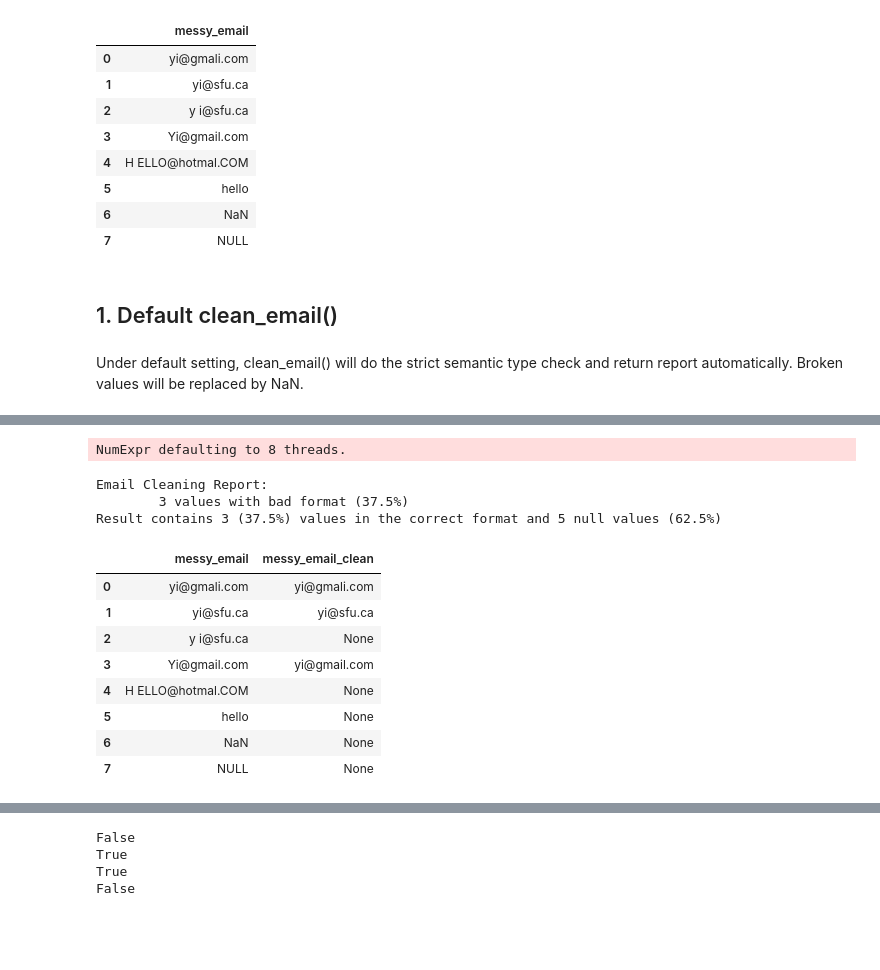
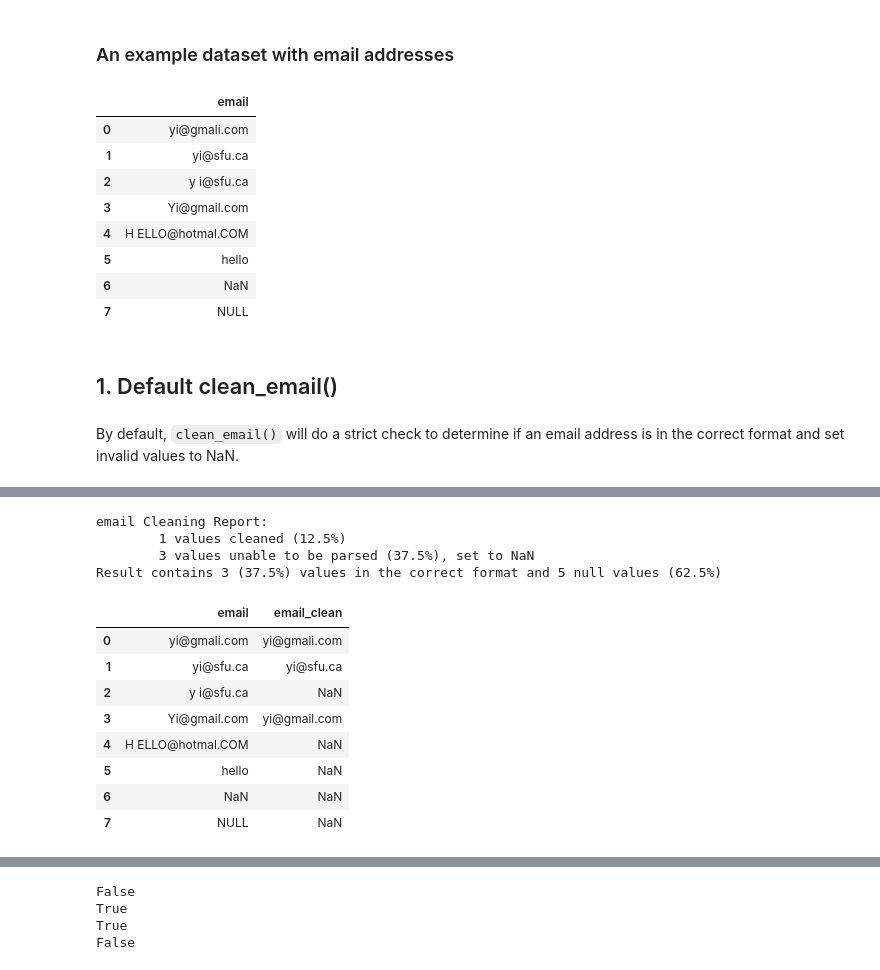
Before and after one commit to sfu-db/dataprep, a Jupyter notebook: docs/source/user_guide/clean/clean_email.ipynb, the cells around one changed output, grey strips where cells are left out. Cells and saved outputs as stored; diff of their text form; code cells hidden in the pictures; blank space fills up the shorter version.

```diff
--- a/docs/source/user_guide/clean/clean_email.ipynb
+++ b/docs/source/user_guide/clean/clean_email.ipynb
@@ -29,12 +36,17 @@ Parameters for validate_email():
+# %% [markdown]
+### An example dataset with email addresses
 # %%
 import pandas as pd
 import numpy as np
-df = pd.DataFrame({"messy_email":
-                   ["yi@gmali.com","yi@sfu.ca","y i@sfu.ca","Yi@gmail.com","H ELLO@hotmal.COM","hello", np.nan, "NULL"]
-                  })
+df = pd.DataFrame({
+    "email": [
+        "yi@gmali.com", "yi@sfu.ca", "y i@sfu.ca", "Yi@gmail.com",
+        "H ELLO@hotmal.COM", "hello", np.nan, "NULL"
+    ]
+})
 df
 # %% [output]
-|  | messy_email |
+|  | email |
 | 0 | yi@gmali.com |
 | 1 | yi@sfu.ca |
 | 2 | y i@sfu.ca |
@@ -45,9 +57,9 @@ df
 | 7 | NULL |
 # %% [markdown]
 ## 1. Default clean_email()
-# %% [markdown]
-Under default setting, clean_email() will do the strict semantic type check and return report automatically. Broken values will be replaced by NaN.
+# %% [markdown]
+By default, `clean_email()` will do a strict check to determine if an email address is in the correct format and set invalid values to NaN.
 # %%
 from dataprep.clean import clean_email
-clean_email(df, "messy_email")
+clean_email(df, "email")
 # %% [output]
@@ -54,14 +68,14 @@ clean_email(df, "messy_email")
-NumExpr defaulting to 8 threads.
+email Cleaning Report:
+        1 values cleaned (12.5%)
+        3 values unable to be parsed (37.5%), set to NaN
+Result contains 3 (37.5%) values in the correct format and 5 null values (62.5%)
-Email Cleaning Report:
-        3 values with bad format (37.5%)
-Result contains 3 (37.5%) values in the correct format and 5 null values (62.5%)
-|  | messy_email | messy_email_clean |
+|  | email | email_clean |
 | 0 | yi@gmali.com | yi@gmali.com |
 | 1 | yi@sfu.ca | yi@sfu.ca |
-| 2 | y i@sfu.ca | None |
+| 2 | y i@sfu.ca | NaN |
 | 3 | Yi@gmail.com | yi@gmail.com |
-| 4 | H ELLO@hotmal.COM | None |
-| 5 | hello | None |
-| 6 | NaN | None |
-| 7 | NULL | None |
+| 4 | H ELLO@hotmal.COM | NaN |
+| 5 | hello | NaN |
+| 6 | NaN | NaN |
+| 7 | NULL | NaN |
 # %% [markdown]
```
Also changed, not shown: parts of 24 cells of this notebook, 13 other files.
